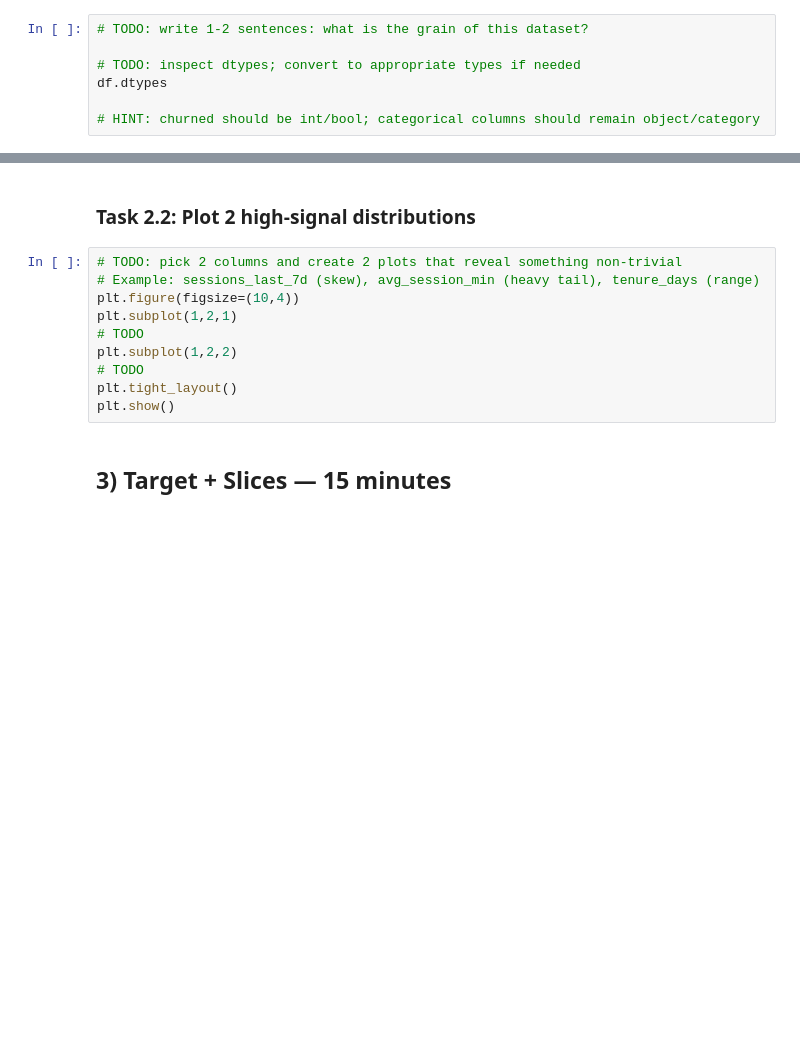
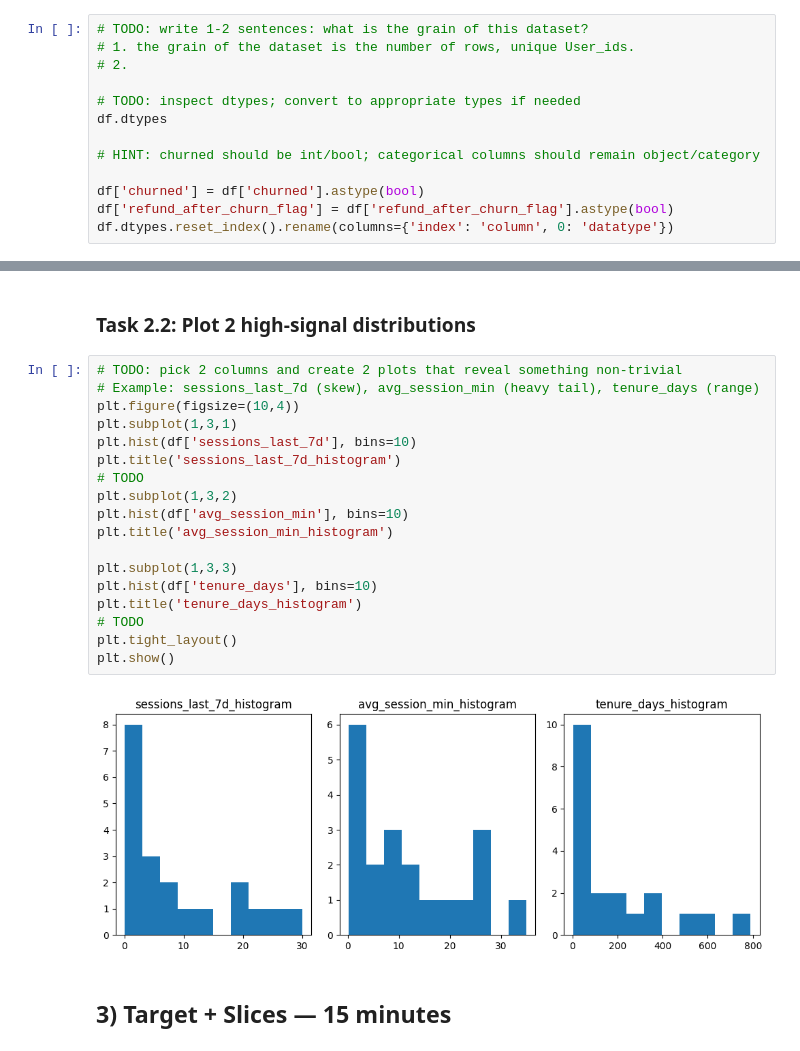
Before and after one commit to super30admin/EDA, a Jupyter notebook: eda_student_lab.ipynb, the cells around one changed output, grey strips where cells are left out. Cells and saved outputs as stored; diff of their text form; blank space fills up the shorter version.

```diff
--- a/eda_student_lab.ipynb
+++ b/eda_student_lab.ipynb
@@ -54,8 +74,14 @@ df.head()
 ### Task 1.1: Data grain + schema
 # %%
 # TODO: write 1-2 sentences: what is the grain of this dataset?
+# 1. the grain of the dataset is the number of rows, unique User_ids.
+# 2.
 
 # TODO: inspect dtypes; convert to appropriate types if needed
 df.dtypes
 
 # HINT: churned should be int/bool; categorical columns should remain object/category
+
+df['churned'] = df['churned'].astype(bool)
+df['refund_after_churn_flag'] = df['refund_after_churn_flag'].astype(bool)
+df.dtypes.reset_index().rename(columns={'index': 'column', 0: 'datatype'})
@@ -90,13 +175,23 @@ summary
 # %%
 # TODO: pick 2 columns and create 2 plots that reveal something non-trivial
 # Example: sessions_last_7d (skew), avg_session_min (heavy tail), tenure_days (range)
 plt.figure(figsize=(10,4))
-plt.subplot(1,2,1)
+plt.subplot(1,3,1)
+plt.hist(df['sessions_last_7d'], bins=10)
+plt.title('sessions_last_7d_histogram')
 # TODO
-plt.subplot(1,2,2)
+plt.subplot(1,3,2)
+plt.hist(df['avg_session_min'], bins=10)
+plt.title('avg_session_min_histogram')
+
+plt.subplot(1,3,3)
+plt.hist(df['tenure_days'], bins=10)
+plt.title('tenure_days_histogram')
 # TODO
 plt.tight_layout()
 plt.show()
+# %% [output]
+[figure, added]
 # %% [markdown]
 ## 3) Target + Slices — 15 minutes
 # %% [markdown]
```
Also changed, not shown: parts of 10 cells of this notebook.
